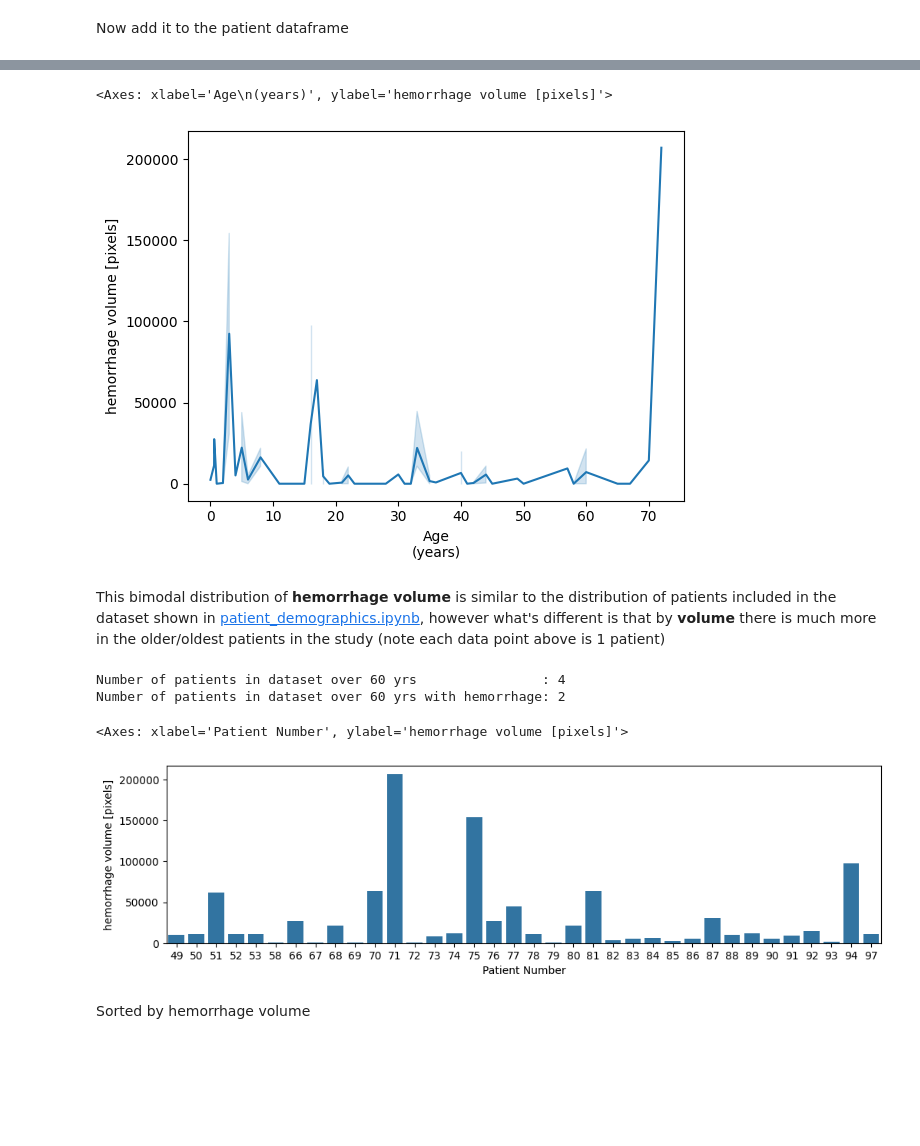
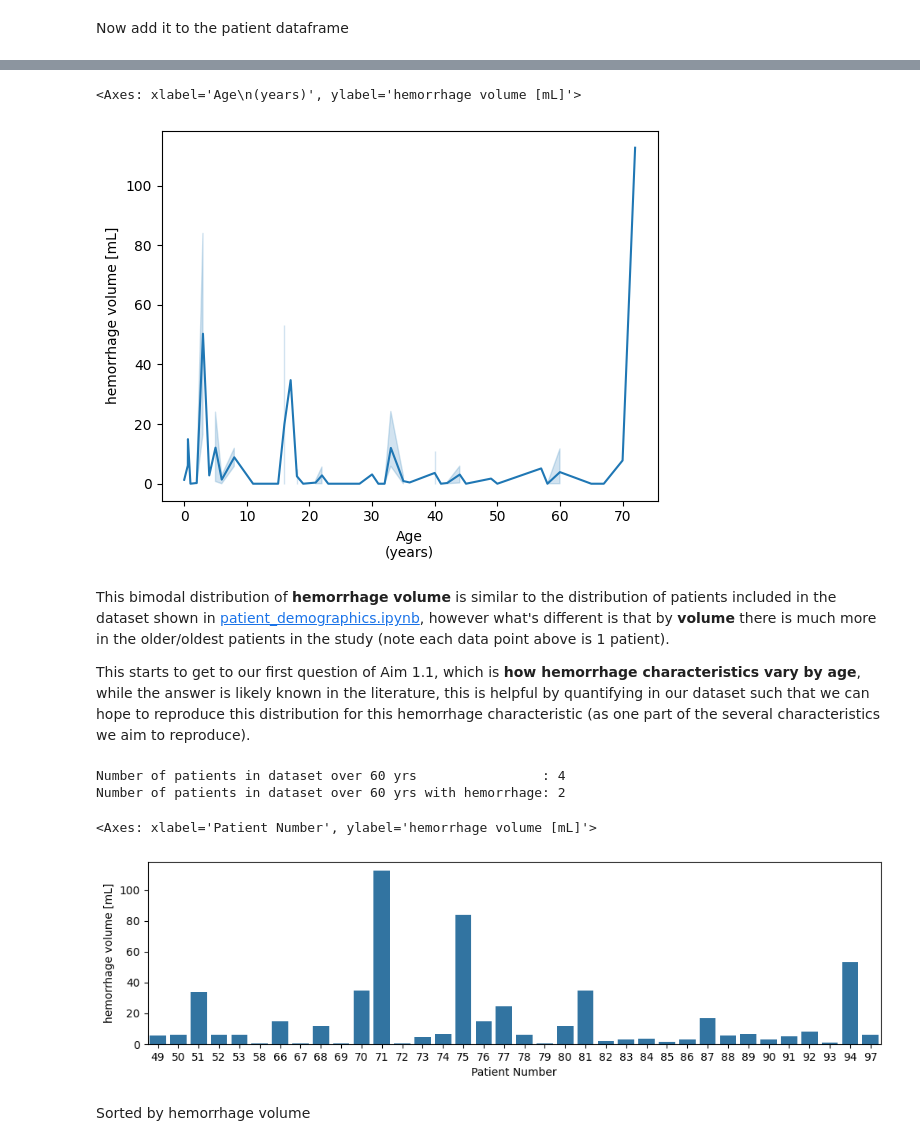
Before and after one commit to brandonjnelsonFDA/PedSilicoICH, a Jupyter notebook: notebooks/basic_eda.ipynb, the cells around one changed output, grey strips where cells are left out. Drawn from its saved outputs; the diff is of its cells as text; code cells hidden in the pictures; blank space fills up the shorter version.

Commit message:
converted pixels to mL for hemorrhage volume

```diff
--- a/notebooks/basic_eda.ipynb
+++ b/notebooks/basic_eda.ipynb
@@ -313,6 +312,11 @@ hemorrhages_df
+# %%
+slice_thickness_mm = 5
+pixel_size_mm = 0.33
+mm3_per_ml = 1000
+hemorrhages_df['hemorrhage volume [mL]'] = hemorrhages_df['hemorrhage volume [pixels]'].apply(lambda o: o*slice_thickness_mm*pixel_size_mm**2/mm3_per_ml)
 # %% [markdown]
 Now summarize by patient
 # %%
-hemorrhage_volume_summary = hemorrhages_df[['PatientNumber', 'hemorrhage volume [pixels]']].groupby(['PatientNumber']).sum()
-hemorrhage_volume_summary
+hemorrhage_volume_summary = hemorrhages_df[['PatientNumber', 'hemorrhage volume [mL]']].groupby(['PatientNumber']).sum()
+hemorrhage_volume_summary.head()
 # %% [output]
@@ -333,8 +330,8 @@ hemorrhage_volume_summary
 # %% [markdown]
 Now add it to the patient dataframe
 # %%
-patients_df['hemorrhage volume [pixels]'] = hemorrhage_volume_summary['hemorrhage volume [pixels]']
-patients_df
+patients_df['hemorrhage volume [mL]'] = hemorrhage_volume_summary['hemorrhage volume [mL]']
+patients_df.head()
 # %% [output]
 |  | Age\n(years) | Gender | Intraventricular | Intraparenchymal | Subarachnoid | Epidural | Subdural | ... |
 | Patient Number |  |  |  |  |  |  |  | ... |
@@ -353,10 +343,12 @@ patients_df
 # %%
 import seaborn as sns
-sns.lineplot(data=patients_df, x='Age\n(years)', y='hemorrhage volume [pixels]')
+sns.lineplot(data=patients_df, x='Age\n(years)', y='hemorrhage volume [mL]')
 # %% [output]
-<Axes: xlabel='Age\n(years)', ylabel='hemorrhage volume [pixels]'>
+<Axes: xlabel='Age\n(years)', ylabel='hemorrhage volume [mL]'>
-[figure, old version]
+[figure, new version]
 # %% [markdown]
-This bimodal distribution of **hemorrhage volume** is similar to the distribution of patients included in the dataset shown in [patient_demographics.ipynb](patient_demographics.ipynb), however what's different is that by **volume** there is much more in the older/oldest patients in the study (note each data point above is 1 patient)
+This bimodal distribution of **hemorrhage volume** is similar to the distribution of patients included in the dataset shown in [patient_demographics.ipynb](patient_demographics.ipynb), however what's different is that by **volume** there is much more in the older/oldest patients in the study (note each data point above is 1 patient).
+
+This starts to get to our first question of Aim 1.1, which is **how hemorrhage characteristics vary by age**, while the answer is likely known in the literature, this is helpful by quantifying in our dataset such that we can hope to reproduce this distribution for this hemorrhage characteristic (as one part of the several characteristics we aim to reproduce).
 # %%
 patients_over_60yrs = len(patients_df[patients_df['Age\n(years)']>60])
@@ -368,10 +360,10 @@ Number of patients in dataset over 60 yrs                : 4
 Number of patients in dataset over 60 yrs with hemorrhage: 2
 # %%
 f, ax = plt.subplots(figsize=(12, 3))
-sns.barplot(ax=ax, data=patients_df[patients_df['hemorrhage volume [pixels]']>0], x='Patient Number', y='hemorrhage volume [pixels]')
+sns.barplot(ax=ax, data=patients_df[patients_df['hemorrhage volume [mL]']>0], x='Patient Number', y='hemorrhage volume [mL]')
 # %% [output]
-<Axes: xlabel='Patient Number', ylabel='hemorrhage volume [pixels]'>
+<Axes: xlabel='Patient Number', ylabel='hemorrhage volume [mL]'>
-[figure, old version]
+[figure, new version]
 # %% [markdown]
 Sorted by hemorrhage volume
 # %%
```
Also changed, not shown: parts of 15 cells of this notebook.
